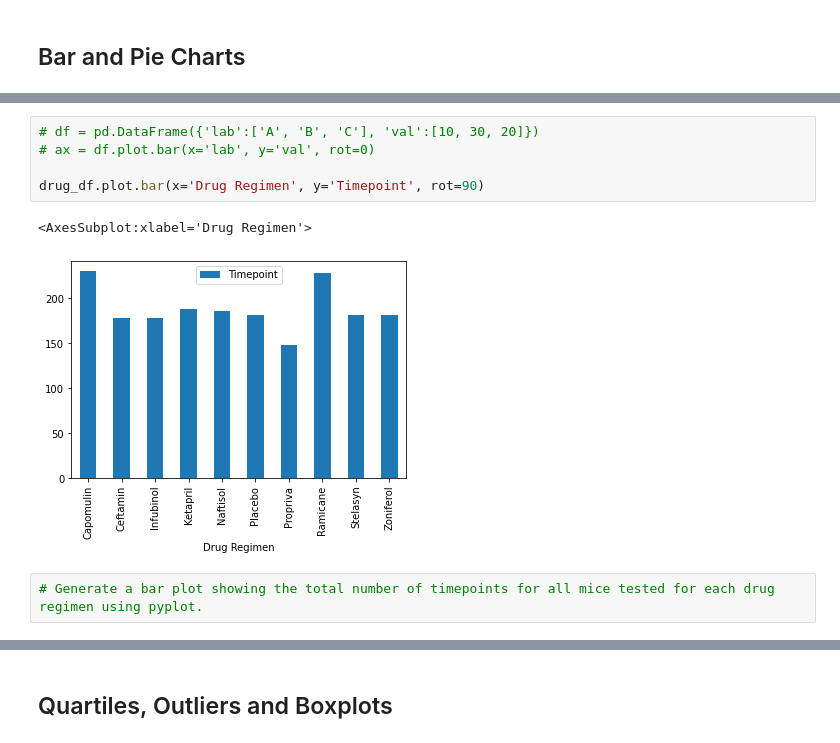
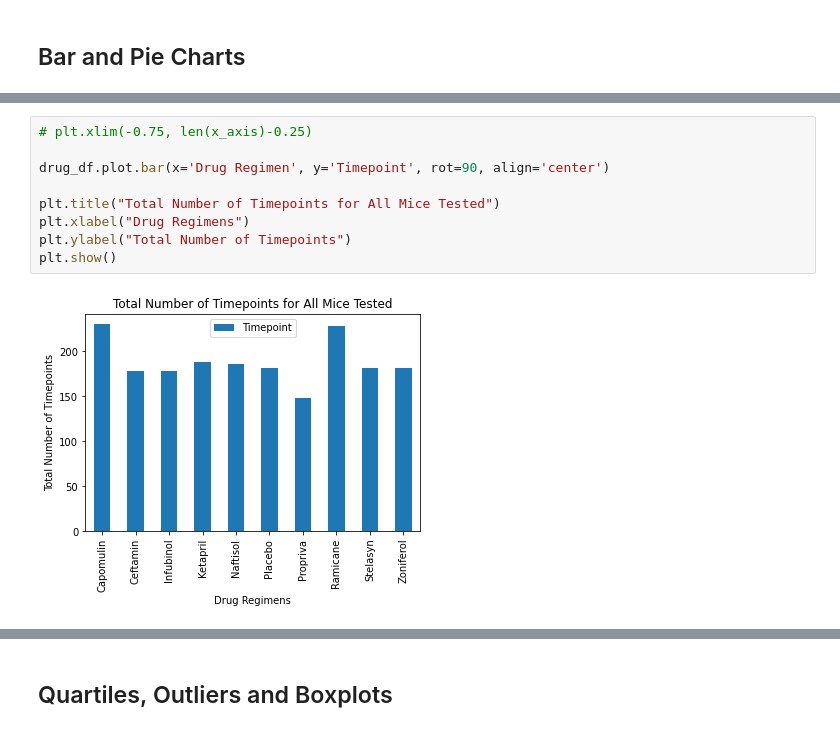
Before and after one commit to PamFernandez/matplotlib-challenge, a Jupyter notebook: pymaceuticals_starter (1).ipynb, the cells around one changed output, grey strips where cells are left out. Saved outputs shown, nothing was run; the diff lists cells and outputs as text.

```diff
--- a/pymaceuticals_starter (1).ipynb
+++ b/pymaceuticals_starter (1).ipynb
@@ -184,11 +197,12 @@ drug_df.head(30)
-# %%
-# df = pd.DataFrame({'lab':['A', 'B', 'C'], 'val':[10, 30, 20]})
-# ax = df.plot.bar(x='lab', y='val', rot=0)
-
-drug_df.plot.bar(x='Drug Regimen', y='Timepoint', rot=90)
-# %% [output]
-<AxesSubplot:xlabel='Drug Regimen'>
-[figure, removed]
-# %%
-# Generate a bar plot showing the total number of timepoints for all mice tested for each drug regimen using pyplot.
+# %%
+# plt.xlim(-0.75, len(x_axis)-0.25)
+
+drug_df.plot.bar(x='Drug Regimen', y='Timepoint', rot=90, align='center')
+
+plt.title("Total Number of Timepoints for All Mice Tested")
+plt.xlabel("Drug Regimens")
+plt.ylabel("Total Number of Timepoints")
+plt.show()
+# %% [output]
+[figure, added]
 # %%
```
Also changed, not shown: parts of 16 cells of this notebook, 1 other file.
